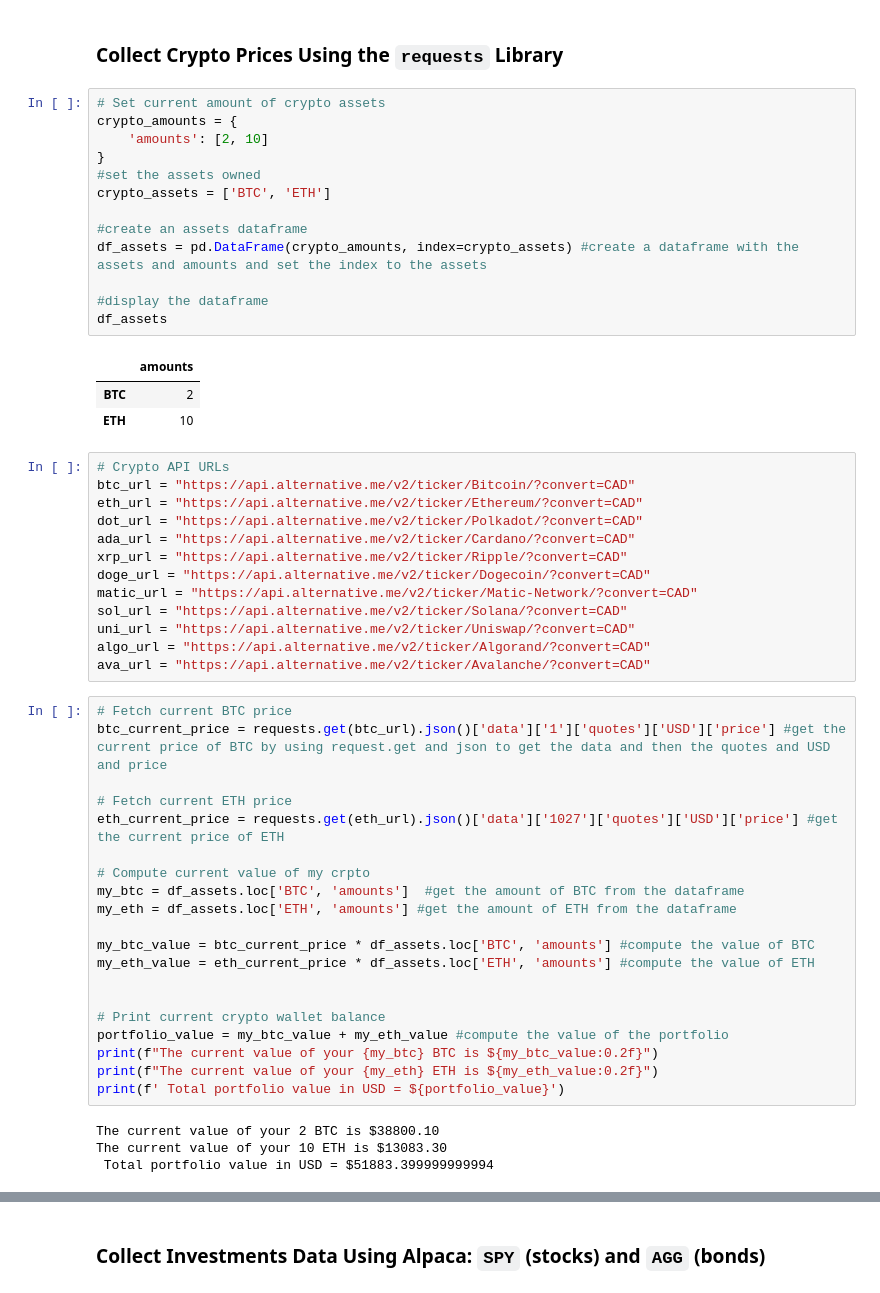
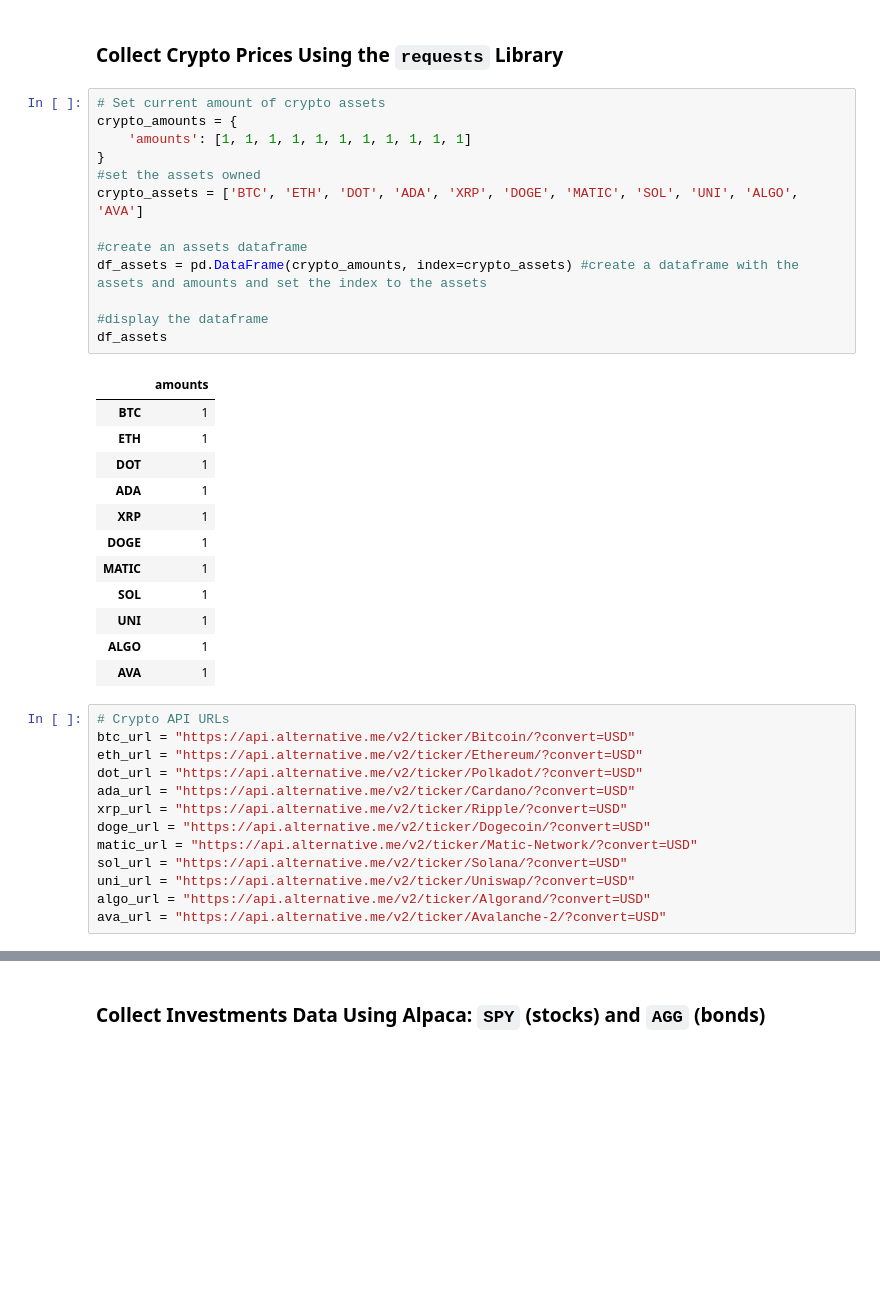
Before and after one commit to majikthise911/API_Financial_Planner, a Jupyter notebook: financial_planner/Instructions/Code/financial-planner.ipynb, the cells around one changed output, grey strips where cells are left out. Saved outputs shown, nothing was run; the diff lists cells and outputs as text; blank space fills up the shorter version.

Commit message:
added assets

```diff
--- a/financial_planner/Instructions/Code/financial-planner.ipynb
+++ b/financial_planner/Instructions/Code/financial-planner.ipynb
@@ -24,54 +24,39 @@ True
 # %%
 # Set current amount of crypto assets
 crypto_amounts = {
-    'amounts': [2, 10]
+    'amounts': [1, 1, 1, 1, 1, 1, 1, 1, 1, 1, 1]
 }
 #set the assets owned
-crypto_assets = ['BTC', 'ETH']
+crypto_assets = ['BTC', 'ETH', 'DOT', 'ADA', 'XRP', 'DOGE', 'MATIC', 'SOL', 'UNI', 'ALGO', 'AVA']
 
 #create an assets dataframe
 df_assets = pd.DataFrame(crypto_amounts, index=crypto_assets) #create a dataframe with the assets and amounts and set the index to the assets
 
 #display the dataframe
 df_assets
 # %% [output]
 |  | amounts |
-| BTC | 2 |
-| ETH | 10 |
+| BTC | 1 |
+| ETH | 1 |
+| DOT | 1 |
+| ADA | 1 |
+| XRP | 1 |
+| DOGE | 1 |
+| MATIC | 1 |
+| SOL | 1 |
+| UNI | 1 |
+| ALGO | 1 |
+| AVA | 1 |
 # %%
 # Crypto API URLs
-btc_url = "https://api.alternative.me/v2/ticker/Bitcoin/?convert=CAD"
-eth_url = "https://api.alternative.me/v2/ticker/Ethereum/?convert=CAD"
-dot_url = "https://api.alternative.me/v2/ticker/Polkadot/?convert=CAD"
-ada_url = "https://api.alternative.me/v2/ticker/Cardano/?convert=CAD"
-xrp_url = "https://api.alternative.me/v2/ticker/Ripple/?convert=CAD"
-doge_url = "https://api.alternative.me/v2/ticker/Dogecoin/?convert=CAD"
-matic_url = "https://api.alternative.me/v2/ticker/Matic-Network/?convert=CAD"
-sol_url = "https://api.alternative.me/v2/ticker/Solana/?convert=CAD"
-uni_url = "https://api.alternative.me/v2/ticker/Uniswap/?convert=CAD"
-algo_url = "https://api.alternative.me/v2/ticker/Algorand/?convert=CAD"
-ava_url = "https://api.alternative.me/v2/ticker/Avalanche/?convert=CAD"
+btc_url = "https://api.alternative.me/v2/ticker/Bitcoin/?convert=USD"
+eth_url = "https://api.alternative.me/v2/ticker/Ethereum/?convert=USD"
+dot_url = "https://api.alternative.me/v2/ticker/Polkadot/?convert=USD"
+ada_url = "https://api.alternative.me/v2/ticker/Cardano/?convert=USD"
+xrp_url = "https://api.alternative.me/v2/ticker/Ripple/?convert=USD"
+doge_url = "https://api.alternative.me/v2/ticker/Dogecoin/?convert=USD"
+matic_url = "https://api.alternative.me/v2/ticker/Matic-Network/?convert=USD"
+sol_url = "https://api.alternative.me/v2/ticker/Solana/?convert=USD"
+uni_url = "https://api.alternative.me/v2/ticker/Uniswap/?convert=USD"
+algo_url = "https://api.alternative.me/v2/ticker/Algorand/?convert=USD"
+ava_url = "https://api.alternative.me/v2/ticker/Avalanche-2/?convert=USD"
-# %%
-# Fetch current BTC price
-btc_current_price = requests.get(btc_url).json()['data']['1']['quotes']['USD']['price'] #get the current price of BTC by using request.get and json to get the data and then the quotes and USD and price
-
-# Fetch current ETH price
-eth_current_price = requests.get(eth_url).json()['data']['1027']['quotes']['USD']['price'] #get the current price of ETH
-
-# Compute current value of my crpto
-my_btc = df_assets.loc['BTC', 'amounts']  #get the amount of BTC from the dataframe
-my_eth = df_assets.loc['ETH', 'amounts'] #get the amount of ETH from the dataframe
-
-my_btc_value = btc_current_price * df_assets.loc['BTC', 'amounts'] #compute the value of BTC
-my_eth_value = eth_current_price * df_assets.loc['ETH', 'amounts'] #compute the value of ETH
-
-
-# Print current crypto wallet balance
-portfolio_value = my_btc_value + my_eth_value #compute the value of the portfolio
-print(f"The current value of your {my_btc} BTC is ${my_btc_value:0.2f}")
-print(f"The current value of your {my_eth} ETH is ${my_eth_value:0.2f}")
-print(f' Total portfolio value in USD = ${portfolio_value}')
-# %% [output]
-The current value of your 2 BTC is $38800.10
-The current value of your 10 ETH is $13083.30
- Total portfolio value in USD = $51883.399999999994
```
Also changed, not shown: parts of 1 cell of this notebook.
